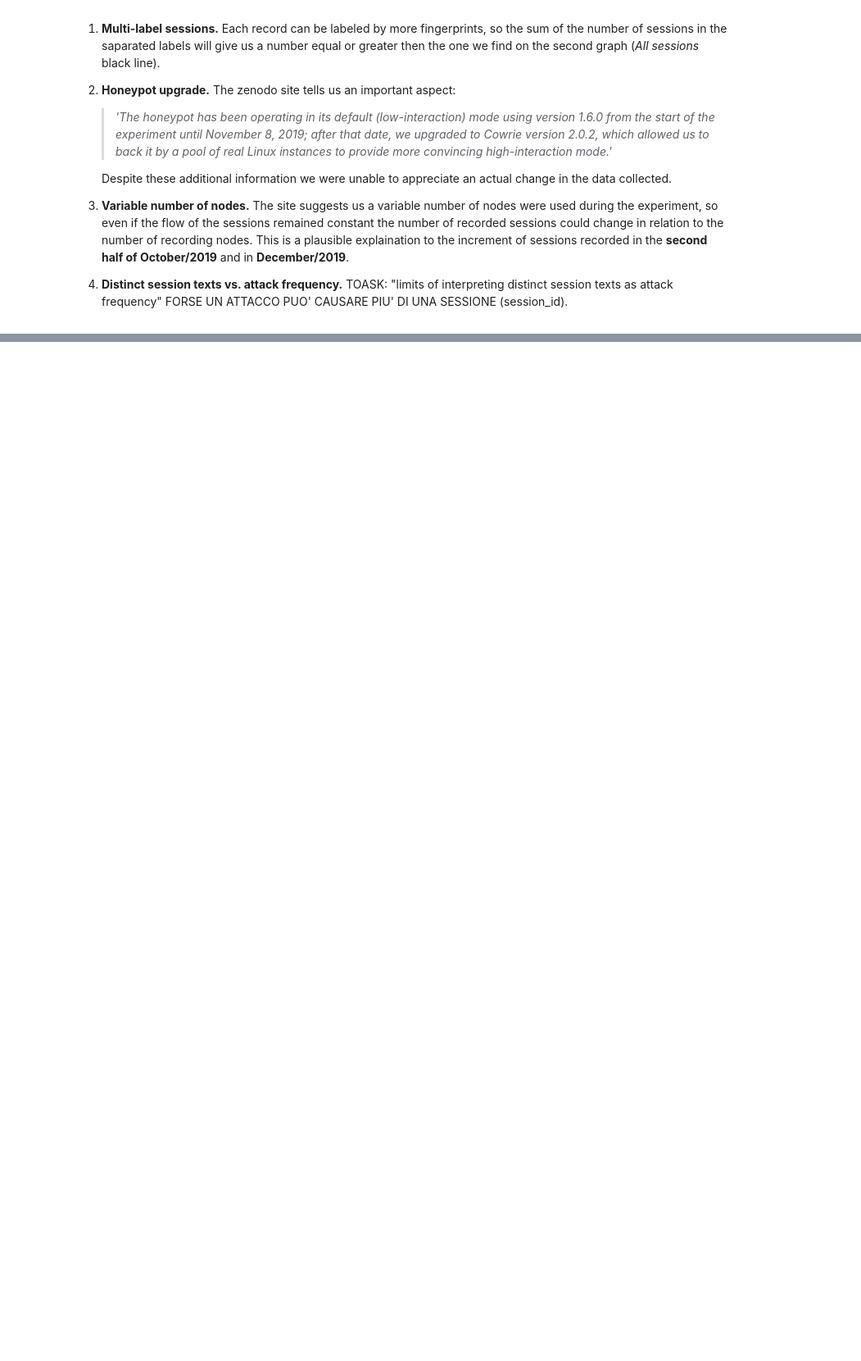
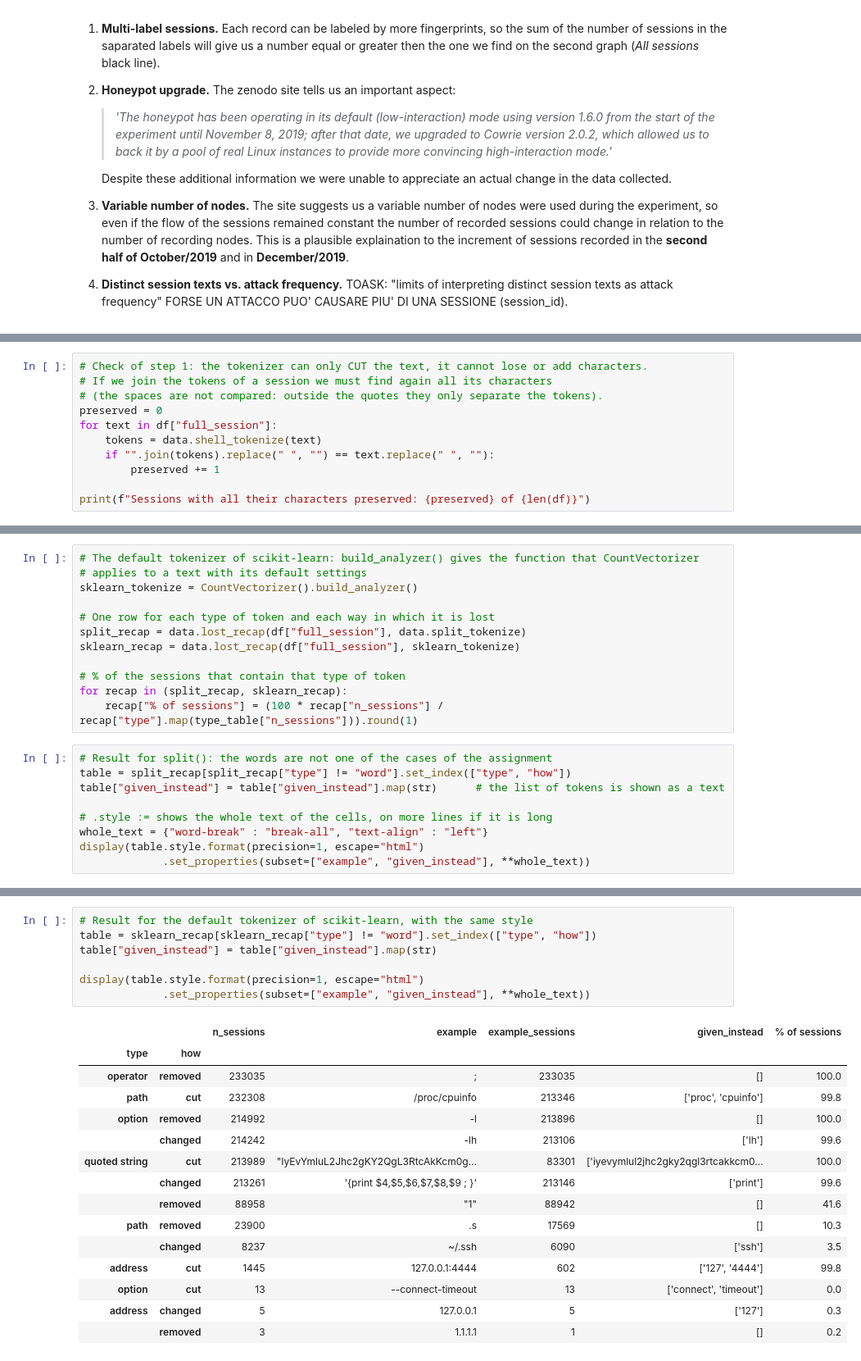
Before and after one commit to grabls/proj6_ml4n, a Jupyter notebook: notebooks/01_data.ipynb, the cells around one changed output, grey strips where cells are left out. Shown at 82% size. Drawn from its saved outputs; the diff is of its cells as text; blank space fills up the shorter version.

```diff
--- a/notebooks/01_data.ipynb
+++ b/notebooks/01_data.ipynb
@@ -324,0 +359,11 @@ TODO: TOASK:
+# %%
+# Check of step 1: the tokenizer can only CUT the text, it cannot lose or add characters.
+# If we join the tokens of a session we must find again all its characters
+# (the spaces are not compared: outside the quotes they only separate the tokens).
+preserved = 0
+for text in df["full_session"]:
+    tokens = data.shell_tokenize(text)
+    if "".join(tokens).replace(" ", "") == text.replace(" ", ""):
+        preserved += 1
+
+print(f"Sessions with all their characters preserved: {preserved} of {len(df)}")
@@ -324,0 +469,21 @@ TODO: TOASK:
+# %%
+# The default tokenizer of scikit-learn: build_analyzer() gives the function that CountVectorizer
+# applies to a text with its default settings
+sklearn_tokenize = CountVectorizer().build_analyzer()
+
+# One row for each type of token and each way in which it is lost
+split_recap = data.lost_recap(df["full_session"], data.split_tokenize)
+sklearn_recap = data.lost_recap(df["full_session"], sklearn_tokenize)
+
+# % of the sessions that contain that type of token
+for recap in (split_recap, sklearn_recap):
+    recap["% of sessions"] = (100 * recap["n_sessions"] / recap["type"].map(type_table["n_sessions"])).round(1)
+# %%
+# Result for split(): the words are not one of the cases of the assignment
+table = split_recap[split_recap["type"] != "word"].set_index(["type", "how"])
+table["given_instead"] = table["given_instead"].map(str)      # the list of tokens is shown as a text
+
+# .style := shows the whole text of the cells, on more lines if it is long
+whole_text = {"word-break" : "break-all", "text-align" : "left"}
+display(table.style.format(precision=1, escape="html")
+             .set_properties(subset=["example", "given_instead"], **whole_text))
@@ -324,0 +508,23 @@ TODO: TOASK:
+# %%
+# Result for the default tokenizer of scikit-learn, with the same style
+table = sklearn_recap[sklearn_recap["type"] != "word"].set_index(["type", "how"])
+table["given_instead"] = table["given_instead"].map(str)
+
+display(table.style.format(precision=1, escape="html")
+             .set_properties(subset=["example", "given_instead"], **whole_text))
+# %% [output]
+|  |  | n_sessions | example | example_sessions | given_instead | % of sessions |
+| type | how |  |  |  |  |  |
+| operator | removed | 233035 | ; | 233035 | [] | 100.0 |
+| path | cut | 232308 | /proc/cpuinfo | 213346 | ['proc', 'cpuinfo'] | 99.8 |
+| option | removed | 214992 | -l | 213896 | [] | 100.0 |
+|  | changed | 214242 | -lh | 213106 | ['lh'] | 99.6 |
+| quoted string | cut | 213989 | "IyEvYmluL2Jhc2gKY2QgL3RtcAkKcm0g... | 83301 | ['iyevymlul2jhc2gky2qgl3rtcakkcm0... | 100.0 |
+|  | changed | 213261 | '{print $4,$5,$6,$7,$8,$9 ; }' | 213146 | ['print'] | 99.6 |
+|  | removed | 88958 | "1" | 88942 | [] | 41.6 |
+| path | removed | 23900 | .s | 17569 | [] | 10.3 |
+|  | changed | 8237 | ~/.ssh | 6090 | ['ssh'] | 3.5 |
+| address | cut | 1445 | 127.0.0.1:4444 | 602 | ['127', '4444'] | 99.8 |
+| option | cut | 13 | --connect-timeout | 13 | ['connect', 'timeout'] | 0.0 |
+| address | changed | 5 | 127.0.0.1 | 5 | ['127'] | 0.3 |
+|  | removed | 3 | 1.1.1.1 | 1 | [] | 0.2 |
```
Also changed, not shown: parts of 51 cells of this notebook, 1 other file.
